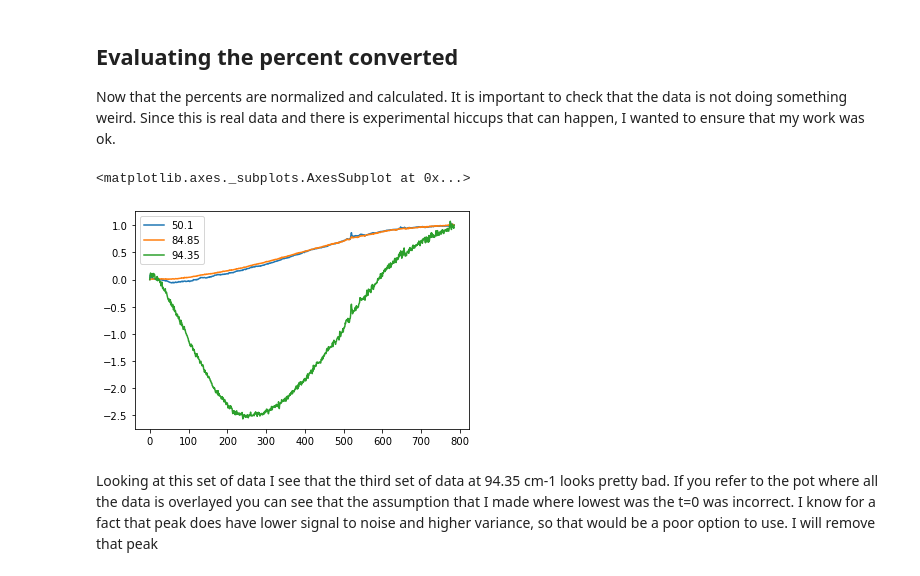
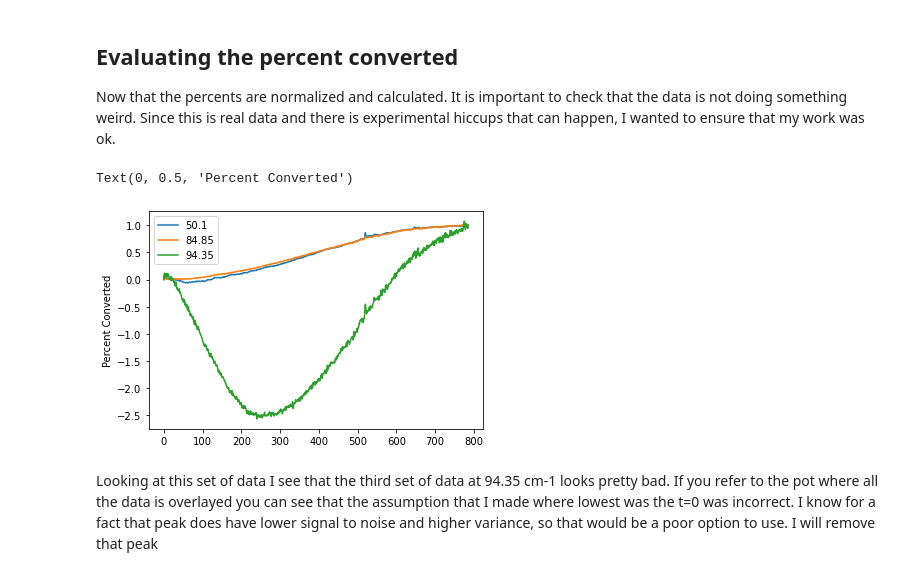
Before and after one commit to michaellaephillips/THzProject, a Jupyter notebook: THzProject.ipynb, the cells around one changed output. Cells and saved outputs as stored; diff of their text form; code cells hidden in the pictures.

```diff
--- a/THzProject.ipynb
+++ b/THzProject.ipynb
@@ -125,9 +125,10 @@ EndIndex
 Now that the percents are normalized and calculated. It is important to check that the data is not doing something weird. Since this is real data and there is experimental hiccups that can happen, I wanted to ensure that my work was ok.
 # %%
 endPerc.plot()
+plt.ylabel('Percent Converted')
 # %% [output]
-<matplotlib.axes._subplots.AxesSubplot at 0x...>
+Text(0, 0.5, 'Percent Converted')
-[figure, old version]
+[figure, new version]
 # %% [markdown]
 Looking at this set of data I see that the third set of data at 94.35 cm-1 looks pretty bad. If you refer to the pot where all the data is overlayed you can see that the assumption that I made where lowest was the t=0 was incorrect. I know for a fact that peak does have lower signal to noise and higher variance, so that would be a poor option to use. I will remove that peak
 # %%
```
Also changed, not shown: parts of 35 cells of this notebook.
